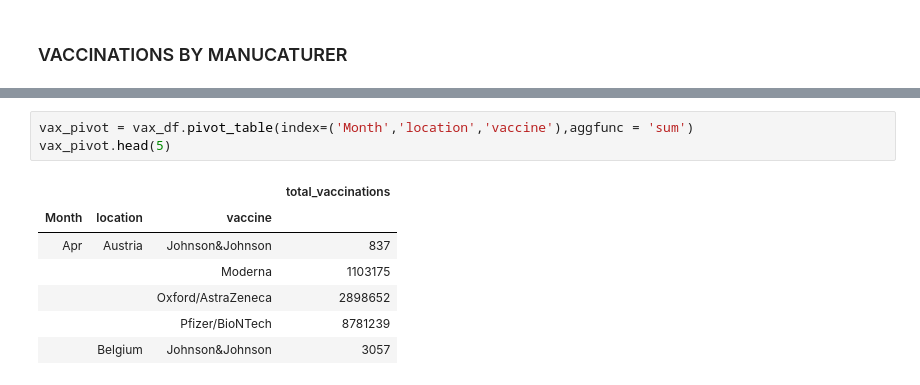
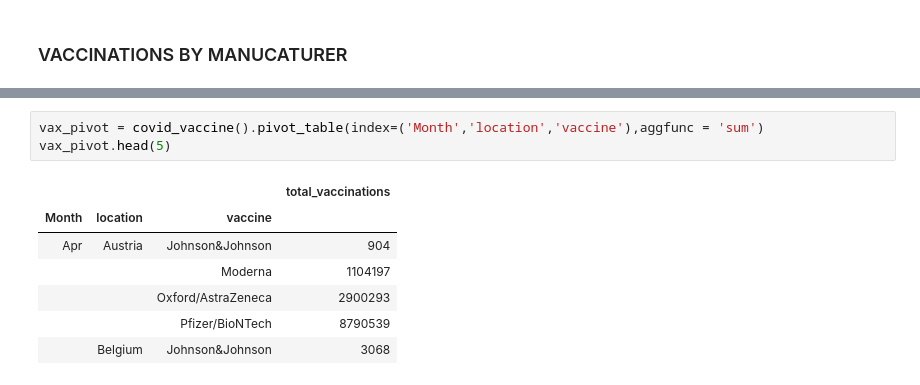
Before and after one commit to gyleodhis/rabetafrica, a Jupyter notebook: dev_book.ipynb, the cells around one changed output, grey strips where cells are left out. Drawn from its saved outputs; the diff is of its cells as text.

Commit message:
Finished covid vaccine page

```diff
--- a/dev_book.ipynb
+++ b/dev_book.ipynb
@@ -139,11 +130,11 @@ covid_vaccine().head()
 # %%
-vax_pivot = vax_df.pivot_table(index=('Month','location','vaccine'),aggfunc = 'sum')
+vax_pivot = covid_vaccine().pivot_table(index=('Month','location','vaccine'),aggfunc = 'sum')
 vax_pivot.head(5)
 # %% [output]
 |  |  |  | total_vaccinations |
 | Month | location | vaccine |  |
-| Apr | Austria | Johnson&Johnson | 837 |
-|  |  | Moderna | 1103175 |
-|  |  | Oxford/AstraZeneca | 2898652 |
-|  |  | Pfizer/BioNTech | 8781239 |
-|  | Belgium | Johnson&Johnson | 3057 |
+| Apr | Austria | Johnson&Johnson | 904 |
+|  |  | Moderna | 1104197 |
+|  |  | Oxford/AstraZeneca | 2900293 |
+|  |  | Pfizer/BioNTech | 8790539 |
+|  | Belgium | Johnson&Johnson | 3068 |
```
Also changed, not shown: parts of 12 cells of this notebook, 3 other files.
